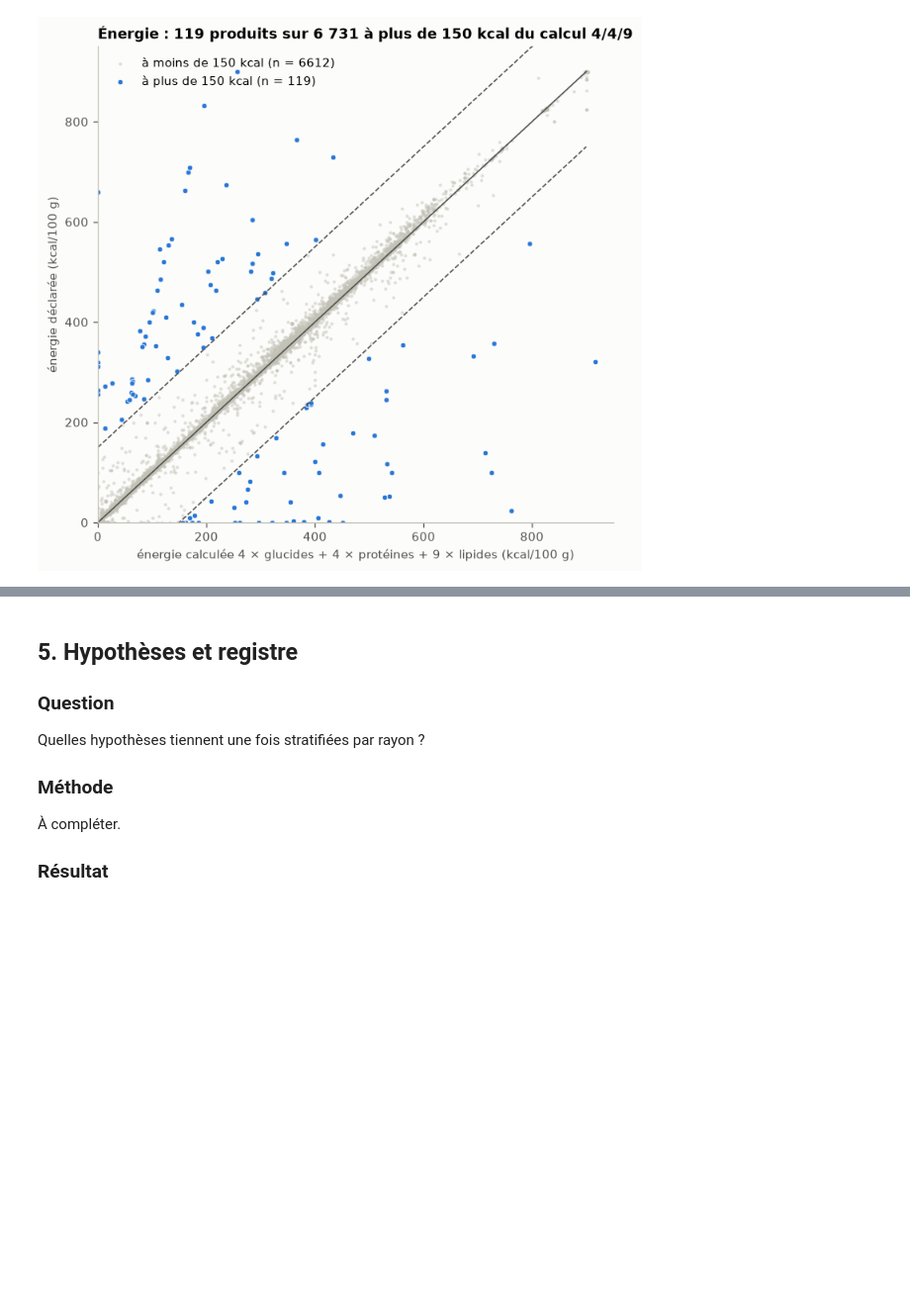
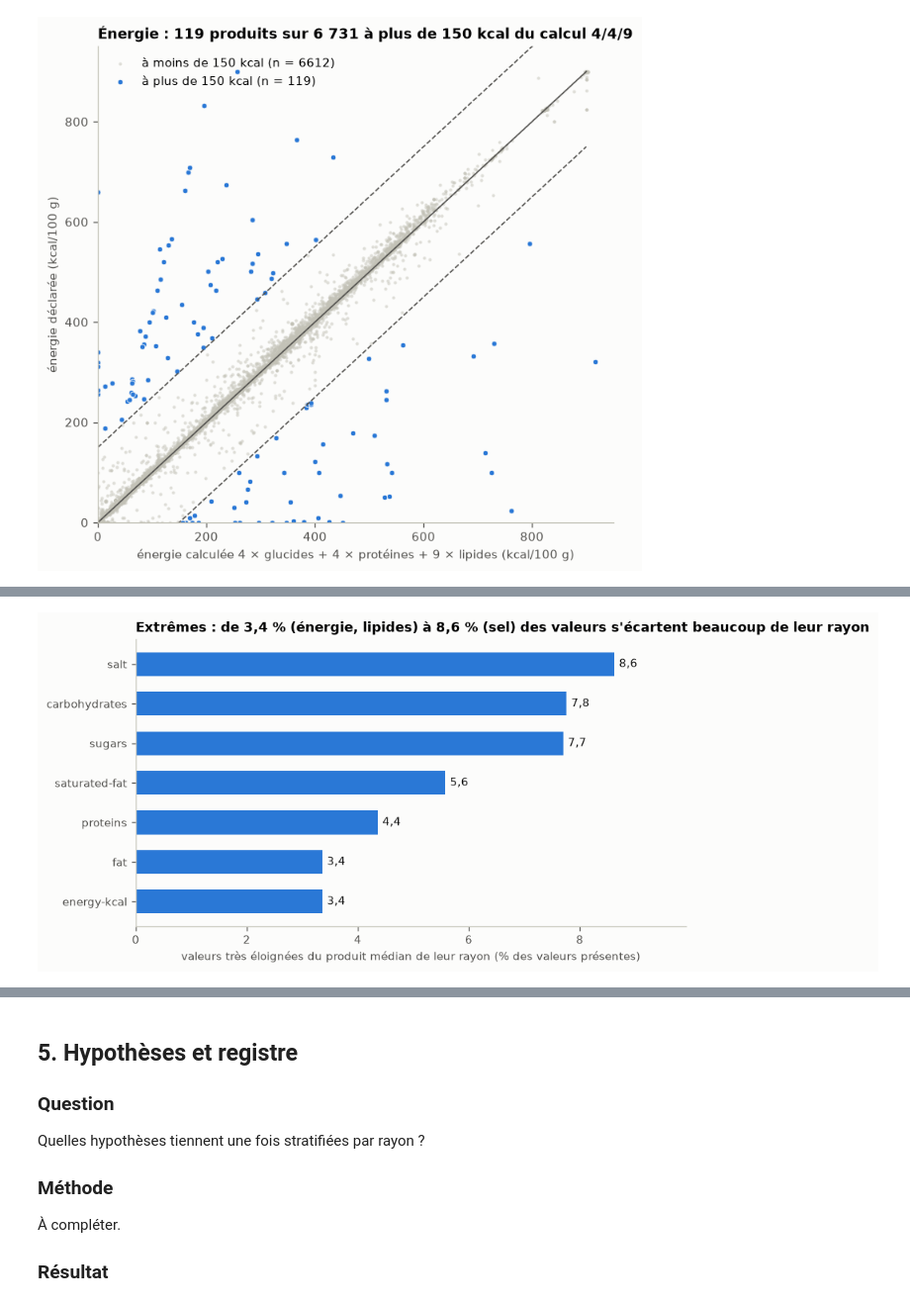
Before and after one commit to SDMM27/NutriScope, a Jupyter notebook: notebooks/eda_reference.ipynb, the cells around one changed output, grey strips where cells are left out. Shown at 99% size. Saved outputs shown, nothing was run; the diff lists cells and outputs as text; code cells hidden in the pictures; blank space fills up the shorter version.

```diff
--- a/notebooks/eda_reference.ipynb
+++ b/notebooks/eda_reference.ipynb
@@ -441,0 +580,12 @@ Les extrêmes qui restent sont-ils vrais ou résiduels ?
+# %%
+extremes = eda_lib.extremes_restants(par_rayon, CLES)
+presents = par_rayon[CLES].count()
+part = (extremes.groupby("nutriment").size().reindex(CLES) / presents * 100).sort_values()
+
+# groupes (nutriment, rayon) que le z-score ne peut pas juger : MAD nulle
+mad_nulle = [(c, r) for c in CLES for r, x in par_rayon.groupby(eda_lib.RAYON, observed=True)[c]
+             if x.notna().sum() >= 30 and x.dropna().pipe(lambda s: (s - s.median()).abs().median()) == 0]
+print(f"{len(extremes)} valeurs extrêmes, dans {extremes['code'].nunique()} produits "
+      f"sur {len(par_rayon)} ({extremes['code'].nunique() / len(par_rayon):.1%})")
+print(f"groupes non jugés (MAD nulle, au moins 30 valeurs) : {mad_nulle}")
+part.round(1).rename("part des valeurs présentes (%)").to_frame().join(extremes.groupby("nutriment").size().rename("valeurs extrêmes"))
@@ -441,0 +604,10 @@ Les extrêmes qui restent sont-ils vrais ou résiduels ?
+# %%
+fig, ax = plt.subplots(figsize=(8, 4.2))
+barres = ax.barh([c.replace("_100g", "") for c in part.index], part, height=0.6, color=BLEU)
+ax.bar_label(barres, labels=[f"{v:.1f}".replace(".", ",") for v in part], padding=4, color=ENCRE)
+ax.set_xlabel("valeurs très éloignées du produit médian de leur rayon (% des valeurs présentes)")
+ax.set_xlim(0, part.max() * 1.15)
+ax.set_title("Extrêmes : de 3,4 % (énergie, lipides) à 8,6 % (sel) des valeurs s'écartent beaucoup de leur rayon")
+figure(fig, "4-extremes-par-nutriment")
+# %% [output]
+[figure, added]
```
Also changed, not shown: parts of 33 cells of this notebook, 4 other files.
